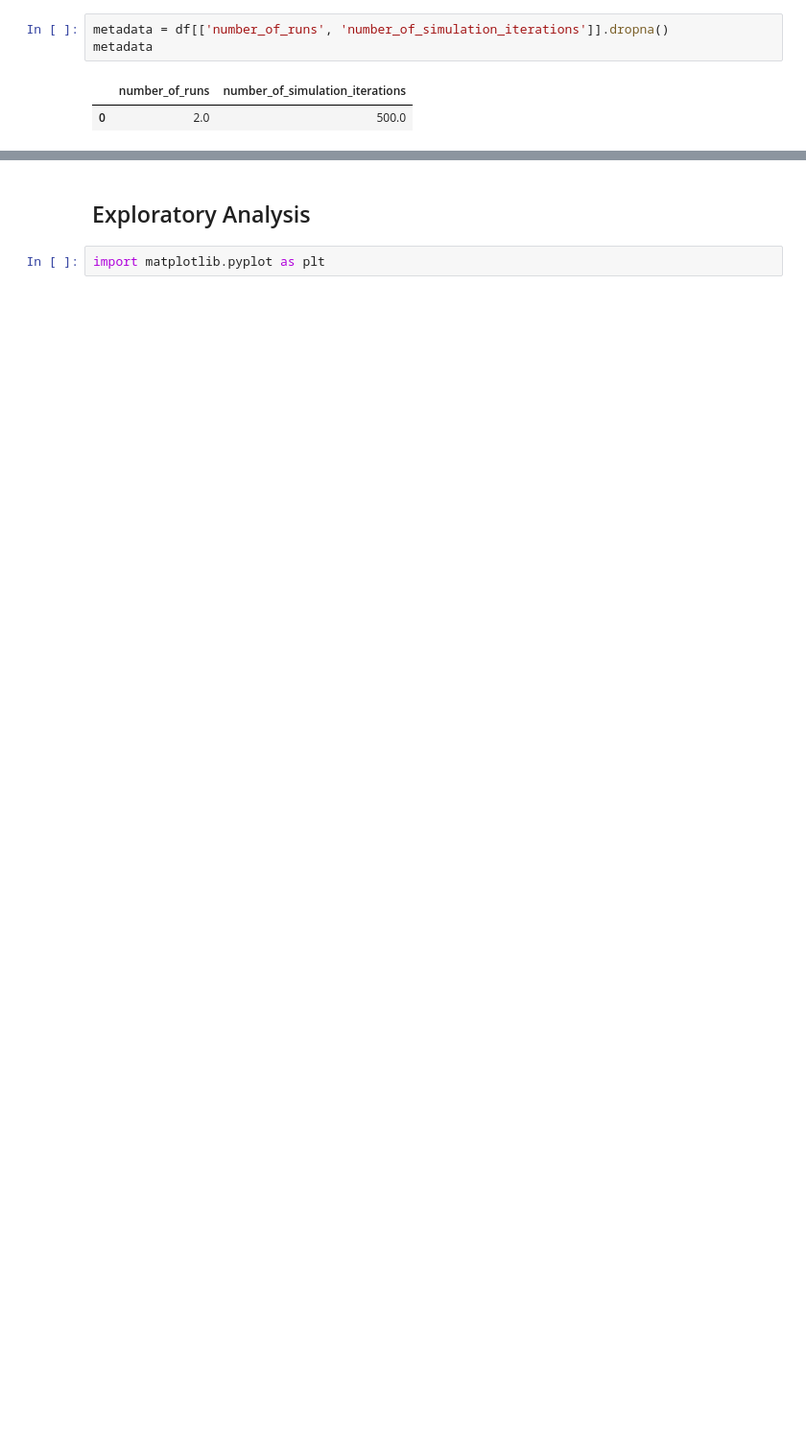
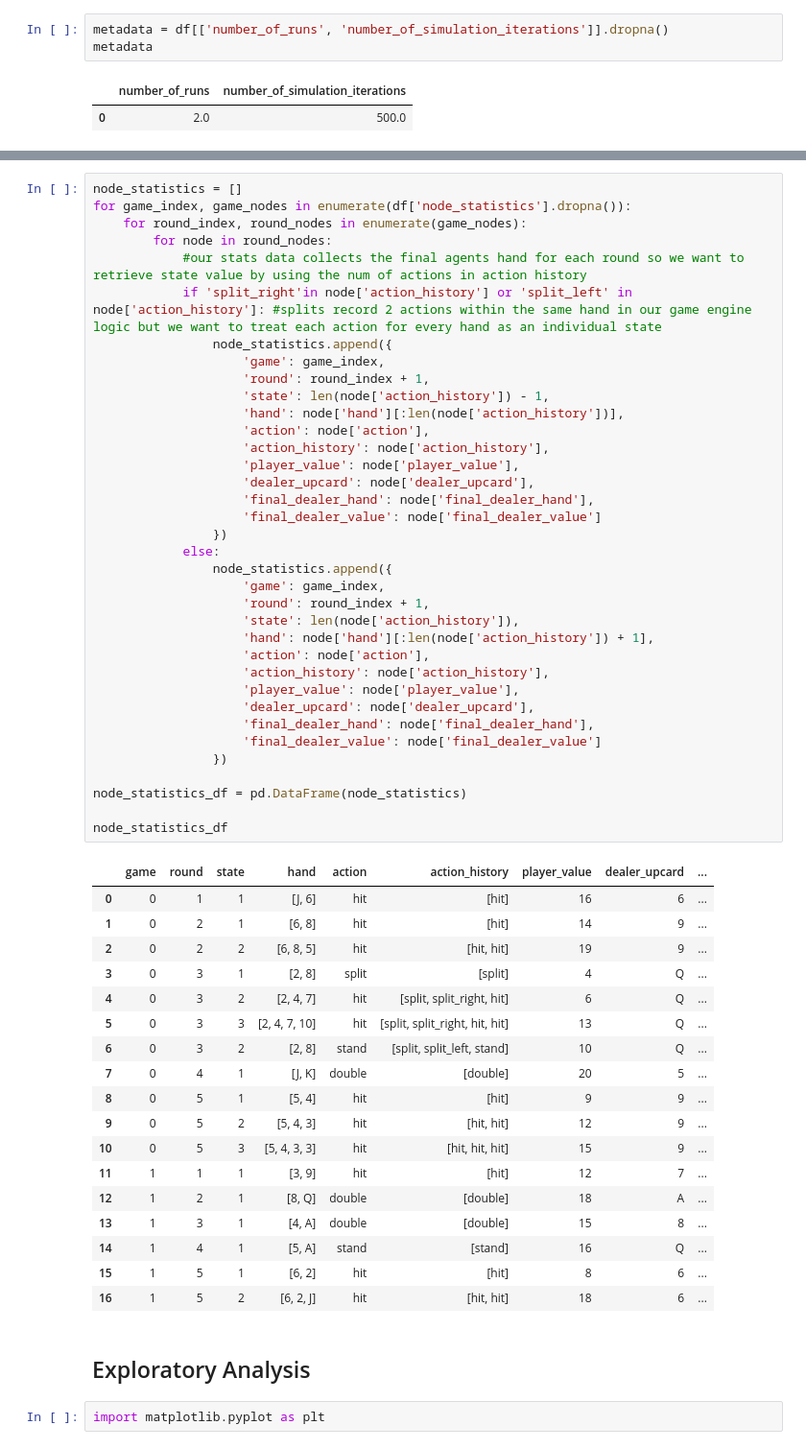
Before and after one commit to ManuelLopezMe/Lets-Go-Gambling, a Jupyter notebook: Simulation_Analysis.ipynb, the cells around one changed output, grey strips where cells are left out. Shown: that part at 96% size. Cells and saved outputs as stored; diff of their text form; blank space fills up the shorter version.

```diff
--- a/Simulation_Analysis.ipynb
+++ b/Simulation_Analysis.ipynb
@@ -64,5 +72,60 @@ game_data
 | 8 | 2 | -5 | 4 |
 | 9 | 2 | -5 | 5 |
+# %%
+node_statistics = []
+for game_index, game_nodes in enumerate(df['node_statistics'].dropna()):
+    for round_index, round_nodes in enumerate(game_nodes):
+        for node in round_nodes:
+            #our stats data collects the final agents hand for each round so we want to retrieve state value by using the num of actions in action history
+            if 'split_right'in node['action_history'] or 'split_left' in node['action_history']: #splits record 2 actions within the same hand in our game engine logic but we want to treat each action for every hand as an individual state
+                node_statistics.append({
+                    'game': game_index,
+                    'round': round_index + 1,
+                    'state': len(node['action_history']) - 1,
+                    'hand': node['hand'][:len(node['action_history'])],
+                    'action': node['action'],
+                    'action_history': node['action_history'],
+                    'player_value': node['player_value'],
+                    'dealer_upcard': node['dealer_upcard'],
+                    'final_dealer_hand': node['final_dealer_hand'],
+                    'final_dealer_value': node['final_dealer_value']
+                })
+            else:
+                node_statistics.append({
+                    'game': game_index,
+                    'round': round_index + 1,
+                    'state': len(node['action_history']),
+                    'hand': node['hand'][:len(node['action_history']) + 1],
+                    'action': node['action'],
+                    'action_history': node['action_history'],
+                    'player_value': node['player_value'],
+                    'dealer_upcard': node['dealer_upcard'],
+                    'final_dealer_hand': node['final_dealer_hand'],
+                    'final_dealer_value': node['final_dealer_value']
+                })
+
+node_statistics_df = pd.DataFrame(node_statistics)
+
+node_statistics_df
+# %% [output]
+|  | game | round | state | hand | action | action_history | player_value | dealer_upcard | ... |
+| 0 | 0 | 1 | 1 | [J, 6] | hit | [hit] | 16 | 6 | ... |
+| 1 | 0 | 2 | 1 | [6, 8] | hit | [hit] | 14 | 9 | ... |
+| 2 | 0 | 2 | 2 | [6, 8, 5] | hit | [hit, hit] | 19 | 9 | ... |
+| 3 | 0 | 3 | 1 | [2, 8] | split | [split] | 4 | Q | ... |
+| 4 | 0 | 3 | 2 | [2, 4, 7] | hit | [split, split_right, hit] | 6 | Q | ... |
+| 5 | 0 | 3 | 3 | [2, 4, 7, 10] | hit | [split, split_right, hit, hit] | 13 | Q | ... |
+| 6 | 0 | 3 | 2 | [2, 8] | stand | [split, split_left, stand] | 10 | Q | ... |
+| 7 | 0 | 4 | 1 | [J, K] | double | [double] | 20 | 5 | ... |
+| 8 | 0 | 5 | 1 | [5, 4] | hit | [hit] | 9 | 9 | ... |
+| 9 | 0 | 5 | 2 | [5, 4, 3] | hit | [hit, hit] | 12 | 9 | ... |
+| 10 | 0 | 5 | 3 | [5, 4, 3, 3] | hit | [hit, hit, hit] | 15 | 9 | ... |
+| 11 | 1 | 1 | 1 | [3, 9] | hit | [hit] | 12 | 7 | ... |
+| 12 | 1 | 2 | 1 | [8, Q] | double | [double] | 18 | A | ... |
+| 13 | 1 | 3 | 1 | [4, A] | double | [double] | 15 | 8 | ... |
+| 14 | 1 | 4 | 1 | [5, A] | stand | [stand] | 16 | Q | ... |
+| 15 | 1 | 5 | 1 | [6, 2] | hit | [hit] | 8 | 6 | ... |
+| 16 | 1 | 5 | 2 | [6, 2, J] | hit | [hit, hit] | 18 | 6 | ... |
 # %% [markdown]
 ## Exploratory Analysis
 # %%
```
Also changed, not shown: parts of 7 cells of this notebook.
